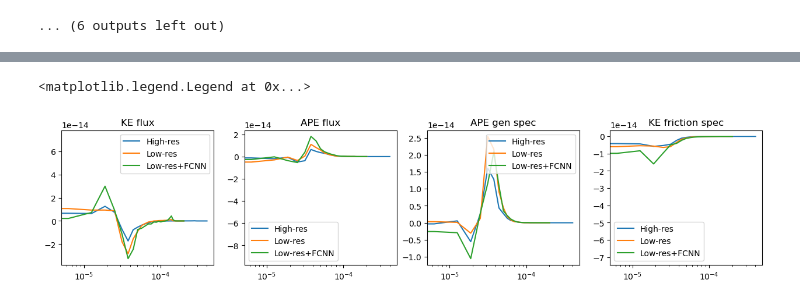
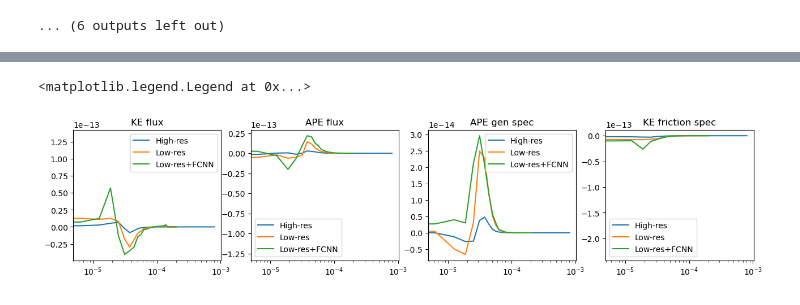
Before and after one commit to ocean-transport/QG-model-summer23, a Jupyter notebook: jet.ipynb, the cells around one changed output, grey strips where cells are left out. Drawn from its saved outputs; the diff is of its cells as text; code cells hidden in the pictures.

```diff
--- a/jet.ipynb
+++ b/jet.ipynb
@@ -372,5 +367,5 @@ training_dss.to_zarr('gs://leap-scratch/panalluri/jet/coarseningOp1.zarr')  # wr
 # %%
-param = FCNNParameterization.train_on(training_dss, '/home/jovyan/pyqg_parameterization_benchmarks/testing/jet',
+param = FCNNParameterization.train_on(jet_forcing_train, '/home/jovyan/pyqg_parameterization_benchmarks/testing/jet_constructForce',
                                       inputs=['q', 'u', 'v'],
                                       targets = ['q_subgrid_forcing'])
 # %% [output]
@@ -464,2 +437,4 @@ for z in [0,1]:
 # %% [markdown]
 ## Online testing
+# %%
+jet_forcing_train.attrs['pyqg_params'] = '{"nx": 64, "dt": 3600.0, "tmax": 311040000.0, "tavestart": 155520000.0, "rek": 7e-08, "delta": 0.1, "beta": 1e-11}'
@@ -466,7 +445,6 @@ for z in [0,1]:
 # %%
 import json
-jet_forcing1 = xr.open_zarr("gs://leap-persistent/pbluc/jet/forcing1").isel(run=0).load()
-param_run = param.run_online(**json.loads(jet_forcing1.pyqg_params))
+param_run = param.run_online(**json.loads(jet_forcing_train.pyqg_params))
 # %% [output]
 RuntimeError: Undefined plan with nthreads. This is a bug
 Exception ignored in: 'pyfftw.pyfftw._fftw_plan_with_nthreads_null'
@@ -526,6 +504,6 @@ Data variables: (12/27)
     title:           pyqg: Python Quasigeostrophic Model
     reference:       https://pyqg.readthedocs.io/en/latest/index.html
 # %%
-jet_model_highRes = xr.open_zarr("gs://leap-scratch/panalluri/jet/highRes.zarr")
-jet_model_lowRes = xr.open_zarr("gs://leap-scratch/panalluri/jet/lowRes.zarr")
-jet_model_lowRes
+#jet_model_highRes = xr.open_zarr("gs://leap-scratch/panalluri/jet/highRes_real.zarr")
+#jet_model_lowRes = xr.open_zarr("gs://leap-scratch/panalluri/jet/lowRes_real.zarr")
+#jet_model_lowRes
@@ -550,26 +510,25 @@ Data variables: (12/32)
 # %%
-# Visualizing effects on upper-level PV
 fig = plt.figure(figsize=(15.5,3))
 plt.subplot(1,4,1, title='KE flux')
-plt.semilogx(jet_model_highRes.KEflux.k, jet_model_highRes.KEflux.mean(dim='l').transpose(), label="High-res")
-plt.semilogx(jet_model_lowRes.KEflux.k, jet_model_lowRes.KEflux.mean(dim='l').transpose(), label="Low-res")
+plt.semilogx(jet_model_highRes.KEflux.k, jet_model_highRes.KEflux.mean(dim='time').mean(dim='l').transpose(), label="High-res")
+plt.semilogx(jet_model_lowRes.KEflux.k, jet_model_lowRes.KEflux.mean(dim='time').mean(dim='l').transpose(), label="Low-res")
 plt.semilogx(param_run.KEflux.k, param_run.KEflux.mean(dim='time').mean(dim='l').transpose(), label="Low-res+FCNN")
 plt.legend()
 plt.subplot(1,4,2, title='APE flux')
-plt.semilogx(jet_model_highRes.APEflux.k, jet_model_highRes.APEflux.mean(dim='l').transpose(), label="High-res")
-plt.semilogx(jet_model_lowRes.APEflux.k, jet_model_lowRes.APEflux.mean(dim='l').transpose(), label="Low-res")
+plt.semilogx(jet_model_highRes.APEflux.k, jet_model_highRes.APEflux.mean(dim='time').mean(dim='l').transpose(), label="High-res")
+plt.semilogx(jet_model_lowRes.APEflux.k, jet_model_lowRes.APEflux.mean(dim='time').mean(dim='l').transpose(), label="Low-res")
 plt.semilogx(param_run.APEflux.k, param_run.APEflux.mean(dim='time').mean(dim='l').transpose(), label="Low-res+FCNN")
 plt.legend()
 plt.subplot(1,4,3, title='APE gen spec')
-plt.semilogx(jet_model_highRes.APEgenspec.k, jet_model_highRes.APEgenspec.mean(dim='l').transpose(), label="High-res")
-plt.semilogx(jet_model_lowRes.APEgenspec.k, jet_model_lowRes.APEgenspec.mean(dim='l').transpose(), label="Low-res")
+plt.semilogx(jet_model_highRes.APEgenspec.k, jet_model_highRes.APEgenspec.mean(dim='time').mean(dim='l').transpose(), label="High-res")
+plt.semilogx(jet_model_lowRes.APEgenspec.k, jet_model_lowRes.APEgenspec.mean(dim='time').mean(dim='l').transpose(), label="Low-res")
 plt.semilogx(param_run.APEgenspec.k, param_run.APEgenspec.mean(dim='time').mean(dim='l').transpose(), label="Low-res+FCNN")
 plt.legend()
 plt.subplot(1,4,4, title='KE friction spec')
-plt.semilogx(jet_model_highRes.KEfrictionspec.k, jet_model_highRes.KEfrictionspec.mean(dim='l').transpose(), label="High-res")
-plt.semilogx(jet_model_lowRes.KEfrictionspec.k, jet_model_lowRes.KEfrictionspec.mean(dim='l').transpose(), label="Low-res")
+plt.semilogx(jet_model_highRes.KEfrictionspec.k, jet_model_highRes.KEfrictionspec.mean(dim='time').mean(dim='l').transpose(), label="High-res")
+plt.semilogx(jet_model_lowRes.KEfrictionspec.k, jet_model_lowRes.KEfrictionspec.mean(dim='time').mean(dim='l').transpose(), label="Low-res")
 plt.semilogx(param_run.KEfrictionspec.k, param_run.KEfrictionspec.mean(dim='time').mean(dim='l').transpose(), label="Low-res+FCNN")
 plt.legend()
 # %% [output]
 <matplotlib.legend.Legend at 0x...>
-[figure, old version]
+[figure, new version]
```
Also changed, not shown: parts of 25 cells of this notebook, 1 other file.
